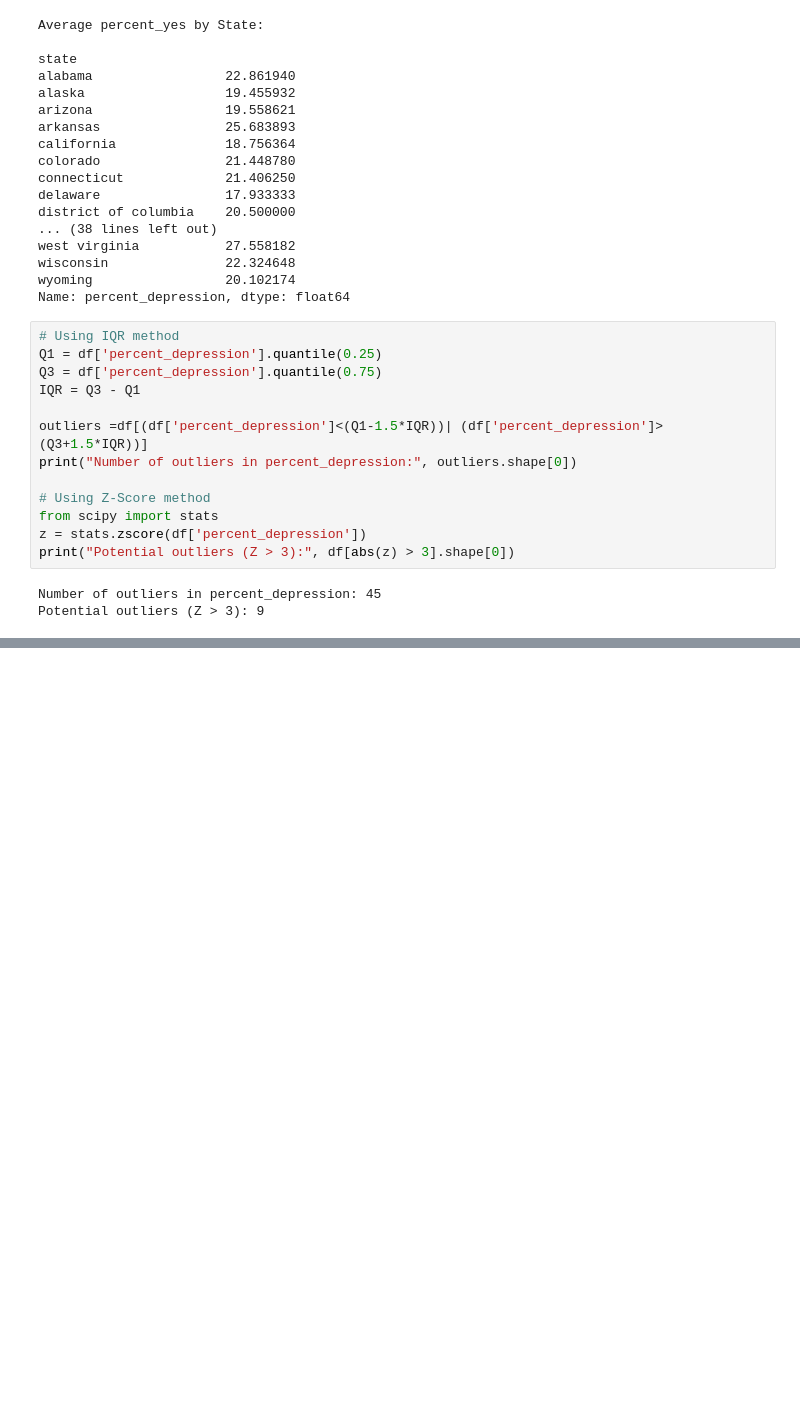
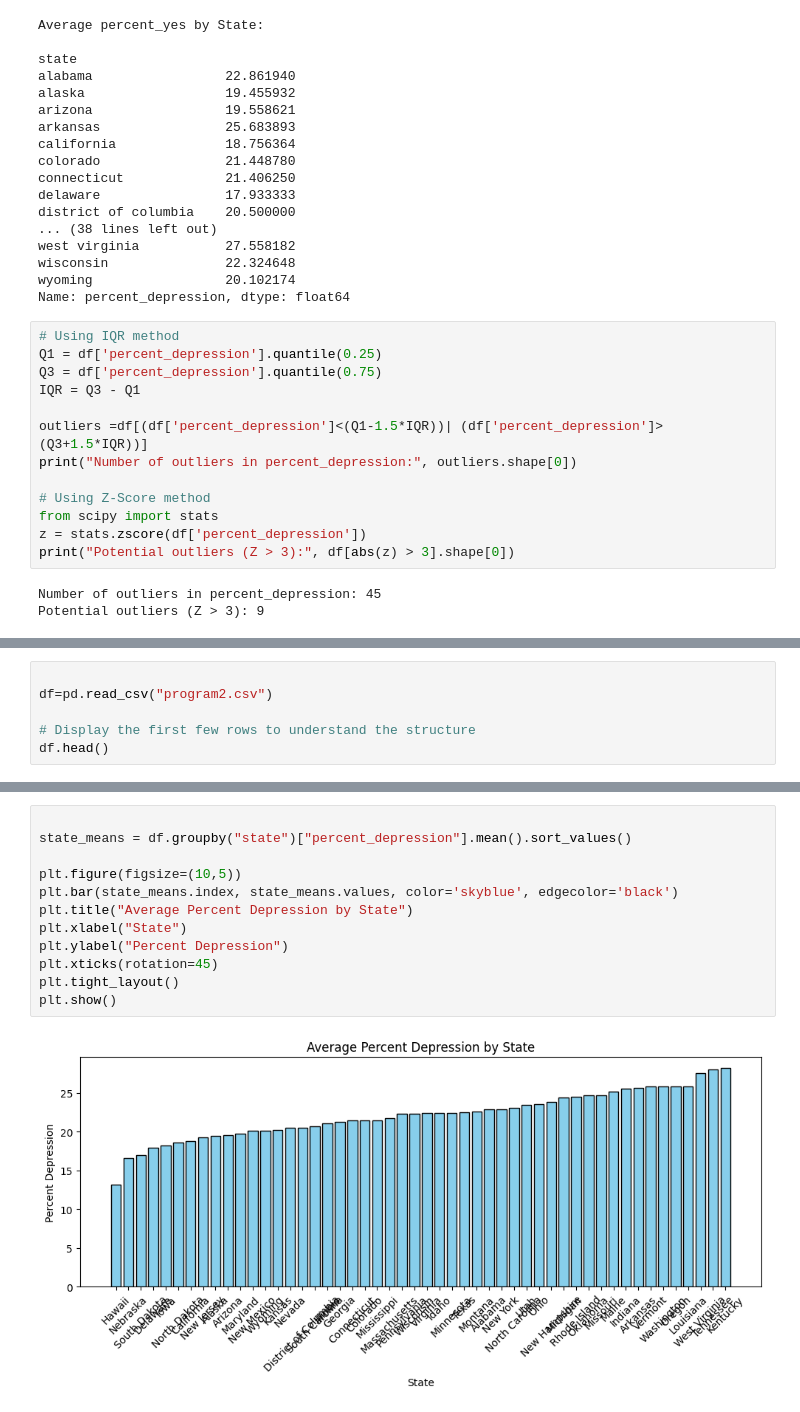
Before and after one commit to d-jason32/Data_Science_data_analysis_and_storytelling, a Jupyter notebook: dataset2.ipynb, the cells around one changed output, grey strips where cells are left out. Saved outputs shown, nothing was run; the diff lists cells and outputs as text; blank space fills up the shorter version.

```diff
--- a/dataset2.ipynb
+++ b/dataset2.ipynb
@@ -373,0 +382,6 @@ Potential outliers (Z > 3): 9
+# %%
+
+df=pd.read_csv("program2.csv")
+
+# Display the first few rows to understand the structure
+df.head()
@@ -373,0 +395,14 @@ Potential outliers (Z > 3): 9
+# %%
+
+state_means = df.groupby("state")["percent_depression"].mean().sort_values()
+
+plt.figure(figsize=(10,5))
+plt.bar(state_means.index, state_means.values, color='skyblue', edgecolor='black')
+plt.title("Average Percent Depression by State")
+plt.xlabel("State")
+plt.ylabel("Percent Depression")
+plt.xticks(rotation=45)
+plt.tight_layout()
+plt.show()
+# %% [output]
+[figure, added]
```
Also changed, not shown: parts of 5 cells of this notebook, 1 other file.
